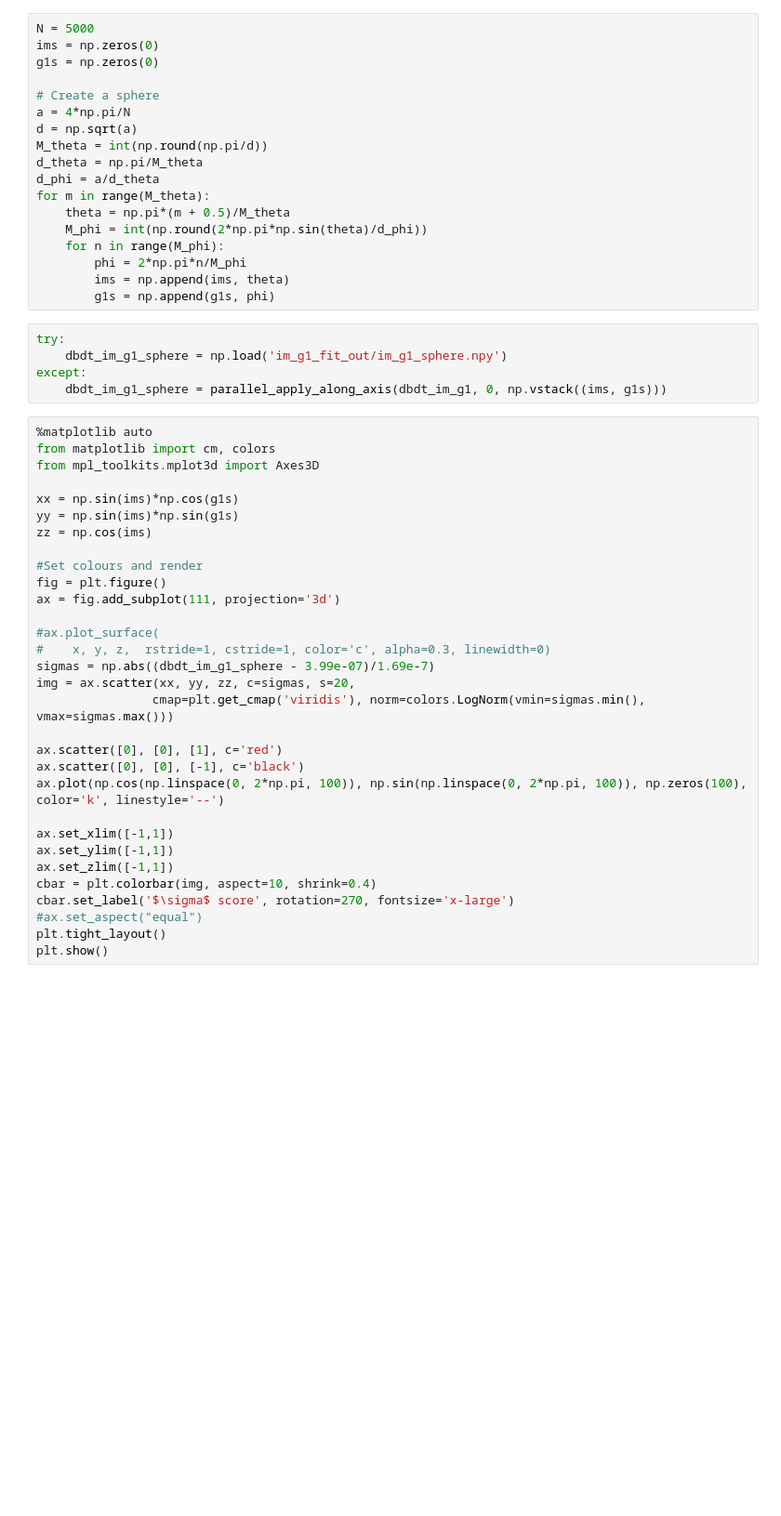
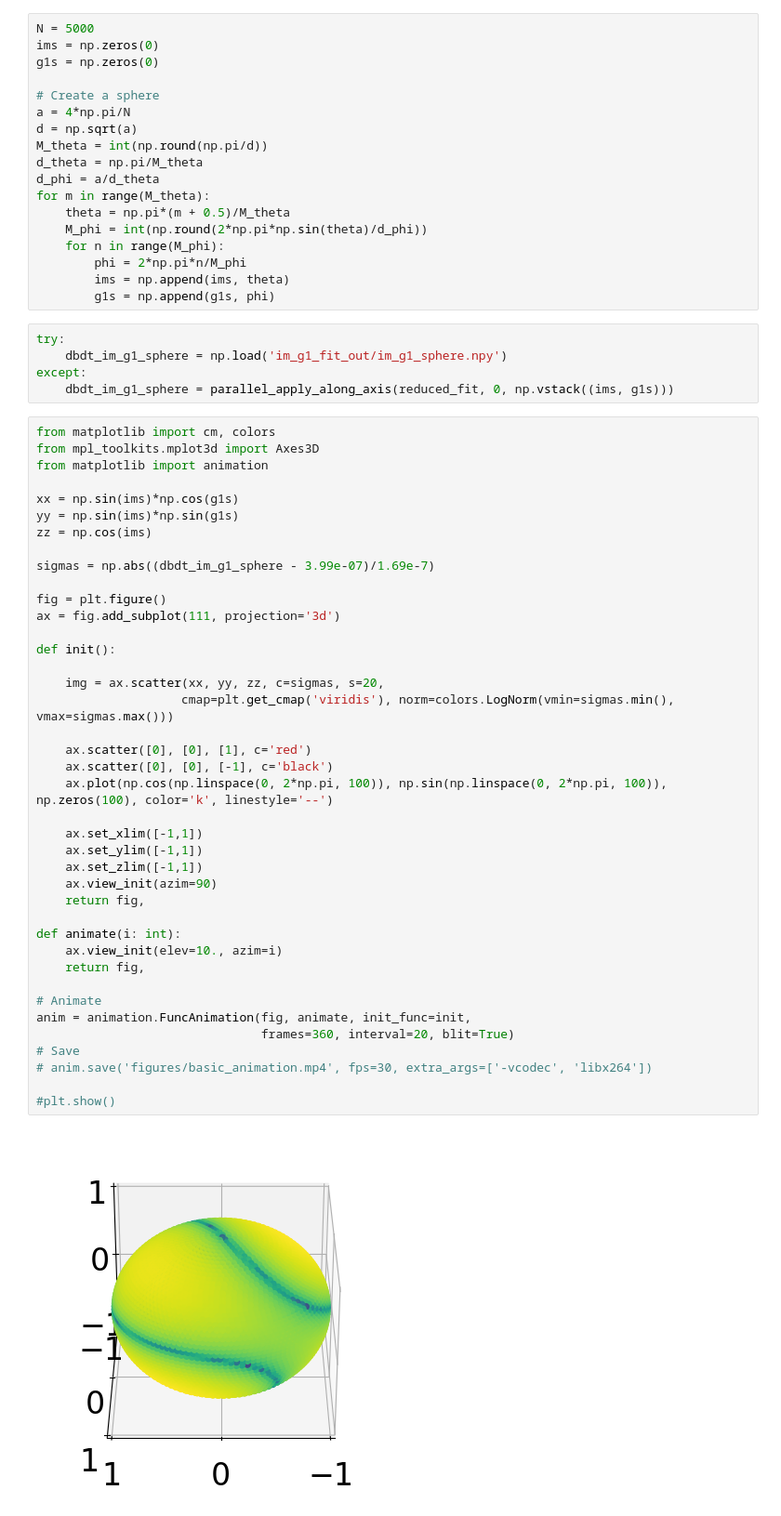
Before and after one commit to goldbergmax/etv-fit, a Jupyter notebook: dbdt.ipynb, the cells around one changed output. Shown at 93% size. Drawn from its saved outputs; the diff is of its cells as text; blank space fills up the shorter version.

```diff
--- a/dbdt.ipynb
+++ b/dbdt.ipynb
@@ -340,35 +199,46 @@ for m in range(M_theta):
 try:
     dbdt_im_g1_sphere = np.load('im_g1_fit_out/im_g1_sphere.npy')
 except:
-    dbdt_im_g1_sphere = parallel_apply_along_axis(dbdt_im_g1, 0, np.vstack((ims, g1s)))
+    dbdt_im_g1_sphere = parallel_apply_along_axis(reduced_fit, 0, np.vstack((ims, g1s)))
 # %%
-%matplotlib auto
 from matplotlib import cm, colors
 from mpl_toolkits.mplot3d import Axes3D
+from matplotlib import animation
 
 xx = np.sin(ims)*np.cos(g1s)
 yy = np.sin(ims)*np.sin(g1s)
 zz = np.cos(ims)
 
-#Set colours and render
+sigmas = np.abs((dbdt_im_g1_sphere - 3.99e-07)/1.69e-7)
+
 fig = plt.figure()
 ax = fig.add_subplot(111, projection='3d')
 
-#ax.plot_surface(
-#    x, y, z,  rstride=1, cstride=1, color='c', alpha=0.3, linewidth=0)
-sigmas = np.abs((dbdt_im_g1_sphere - 3.99e-07)/1.69e-7)
-img = ax.scatter(xx, yy, zz, c=sigmas, s=20,
-                cmap=plt.get_cmap('viridis'), norm=colors.LogNorm(vmin=sigmas.min(), vmax=sigmas.max()))
+def init():
 
-ax.scatter([0], [0], [1], c='red')
-ax.scatter([0], [0], [-1], c='black')
-ax.plot(np.cos(np.linspace(0, 2*np.pi, 100)), np.sin(np.linspace(0, 2*np.pi, 100)), np.zeros(100), color='k', linestyle='--')
+    img = ax.scatter(xx, yy, zz, c=sigmas, s=20,
+                    cmap=plt.get_cmap('viridis'), norm=colors.LogNorm(vmin=sigmas.min(), vmax=sigmas.max()))
 
-ax.set_xlim([-1,1])
-ax.set_ylim([-1,1])
-ax.set_zlim([-1,1])
-cbar = plt.colorbar(img, aspect=10, shrink=0.4)
-cbar.set_label('$\sigma$ score', rotation=270, fontsize='x-large')
-#ax.set_aspect("equal")
-plt.tight_layout()
-plt.show()
+    ax.scatter([0], [0], [1], c='red')
+    ax.scatter([0], [0], [-1], c='black')
+    ax.plot(np.cos(np.linspace(0, 2*np.pi, 100)), np.sin(np.linspace(0, 2*np.pi, 100)), np.zeros(100), color='k', linestyle='--')
+
+    ax.set_xlim([-1,1])
+    ax.set_ylim([-1,1])
+    ax.set_zlim([-1,1])
+    ax.view_init(azim=90)
+    return fig,
+
+def animate(i: int):
+    ax.view_init(elev=10., azim=i)
+    return fig,
+
+# Animate
+anim = animation.FuncAnimation(fig, animate, init_func=init,
+                               frames=360, interval=20, blit=True)
+# Save
+# anim.save('figures/basic_animation.mp4', fps=30, extra_args=['-vcodec', 'libx264'])
+
+#plt.show()
+# %% [output]
+[figure, added]
```
Also changed, not shown: parts of 43 cells of this notebook, 12 other files.
